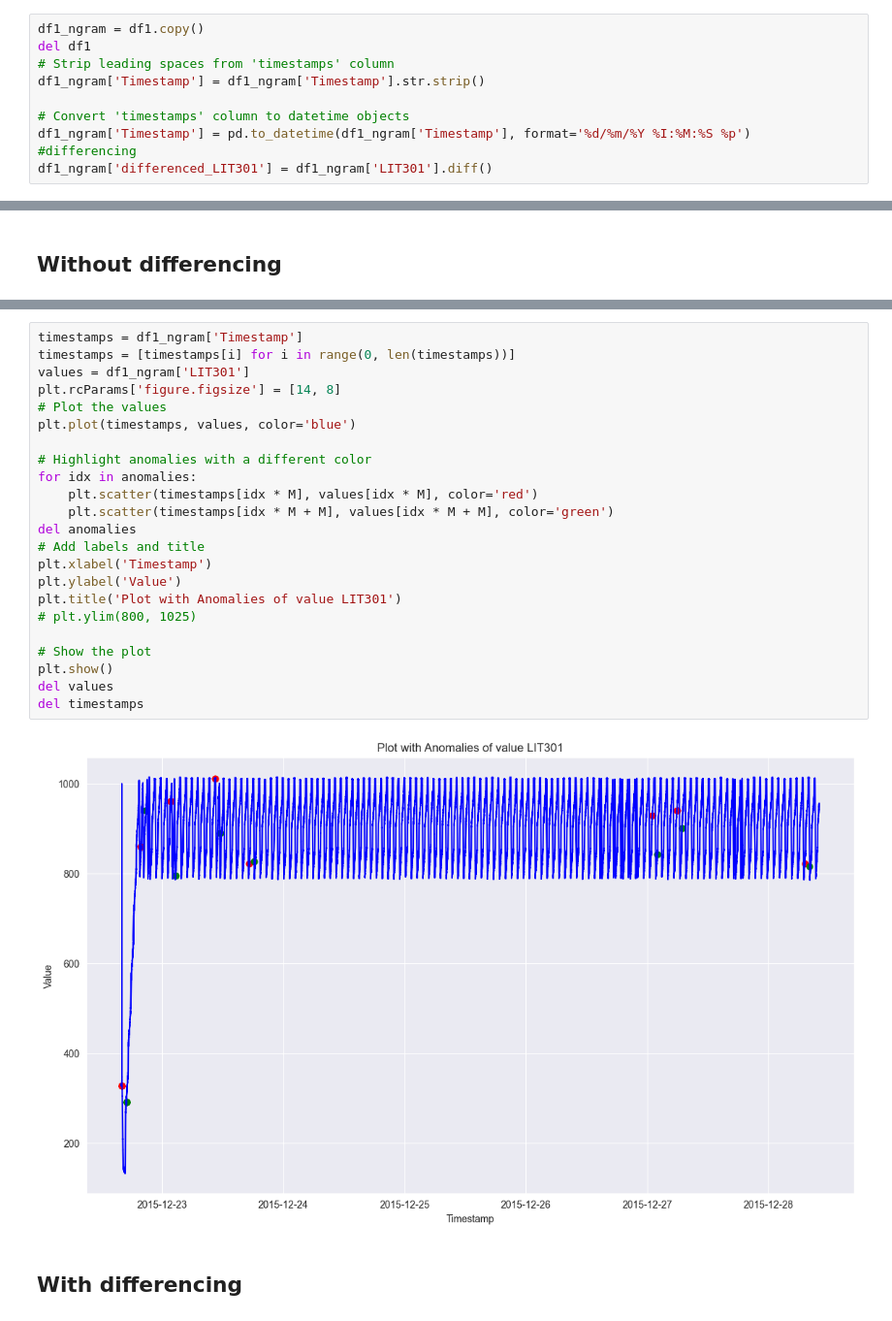
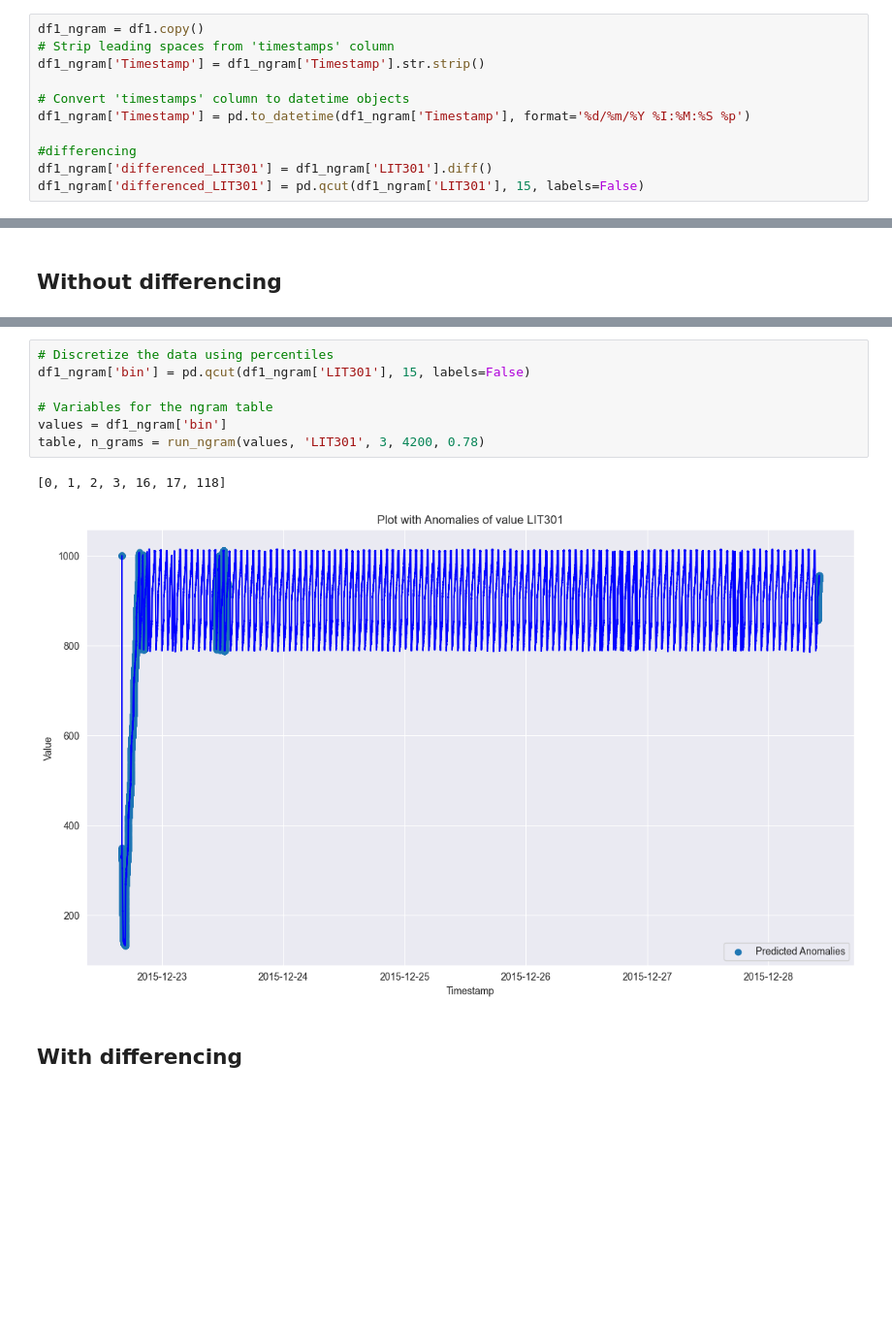
Before and after one commit to suhaib1769/CDA_Group42, a Jupyter notebook: Lab_2/LOF_Ngram.ipynb, the cells around one changed output, grey strips where cells are left out. Shown at 97% size. Drawn from its saved outputs; the diff is of its cells as text; blank space fills up the shorter version.

```diff
--- a/Lab_2/LOF_Ngram.ipynb
+++ b/Lab_2/LOF_Ngram.ipynb
@@ -103,10 +127,11 @@ del timestamps_negative
 # %%
 df1_ngram = df1.copy()
-del df1
 # Strip leading spaces from 'timestamps' column
 df1_ngram['Timestamp'] = df1_ngram['Timestamp'].str.strip()
 
 # Convert 'timestamps' column to datetime objects
 df1_ngram['Timestamp'] = pd.to_datetime(df1_ngram['Timestamp'], format='%d/%m/%Y %I:%M:%S %p')
+
 #differencing
 df1_ngram['differenced_LIT301'] = df1_ngram['LIT301'].diff()
+df1_ngram['differenced_LIT301'] = pd.qcut(df1_ngram['LIT301'], 15, labels=False)
@@ -156,27 +184,12 @@ del nearest_neighbors
-# %%
-timestamps = df1_ngram['Timestamp']
-timestamps = [timestamps[i] for i in range(0, len(timestamps))]
-values = df1_ngram['LIT301']
-plt.rcParams['figure.figsize'] = [14, 8]
-# Plot the values
-plt.plot(timestamps, values, color='blue')
-
-# Highlight anomalies with a different color
-for idx in anomalies:
-    plt.scatter(timestamps[idx * M], values[idx * M], color='red')
-    plt.scatter(timestamps[idx * M + M], values[idx * M + M], color='green')
-del anomalies
-# Add labels and title
-plt.xlabel('Timestamp')
-plt.ylabel('Value')
-plt.title('Plot with Anomalies of value LIT301')
-# plt.ylim(800, 1025)
-
-# Show the plot
-plt.show()
-del values
-del timestamps
-# %% [output]
-[figure, removed]
+# %%
+# Discretize the data using percentiles
+df1_ngram['bin'] = pd.qcut(df1_ngram['LIT301'], 15, labels=False)
+
+# Variables for the ngram table
+values = df1_ngram['bin']
+table, n_grams = run_ngram(values, 'LIT301', 3, 4200, 0.78)
+# %% [output]
+[0, 1, 2, 3, 16, 17, 118]
+[figure, added]
 # %% [markdown]
 ## With differencing
```
Also changed, not shown: parts of 35 cells of this notebook, 1 other file.
